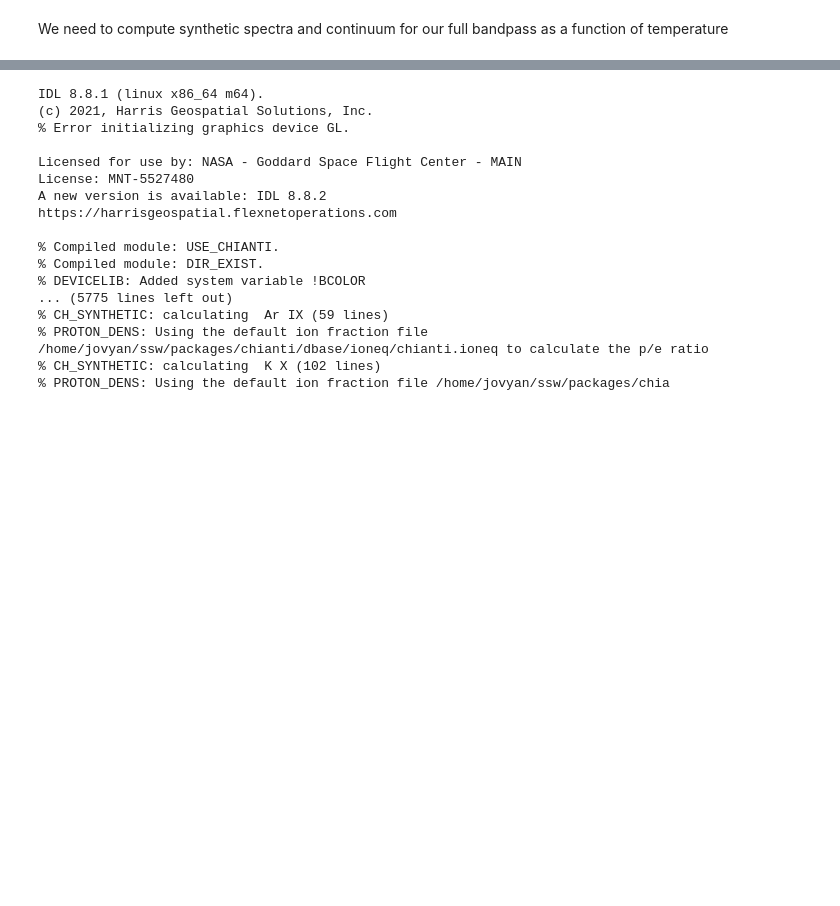
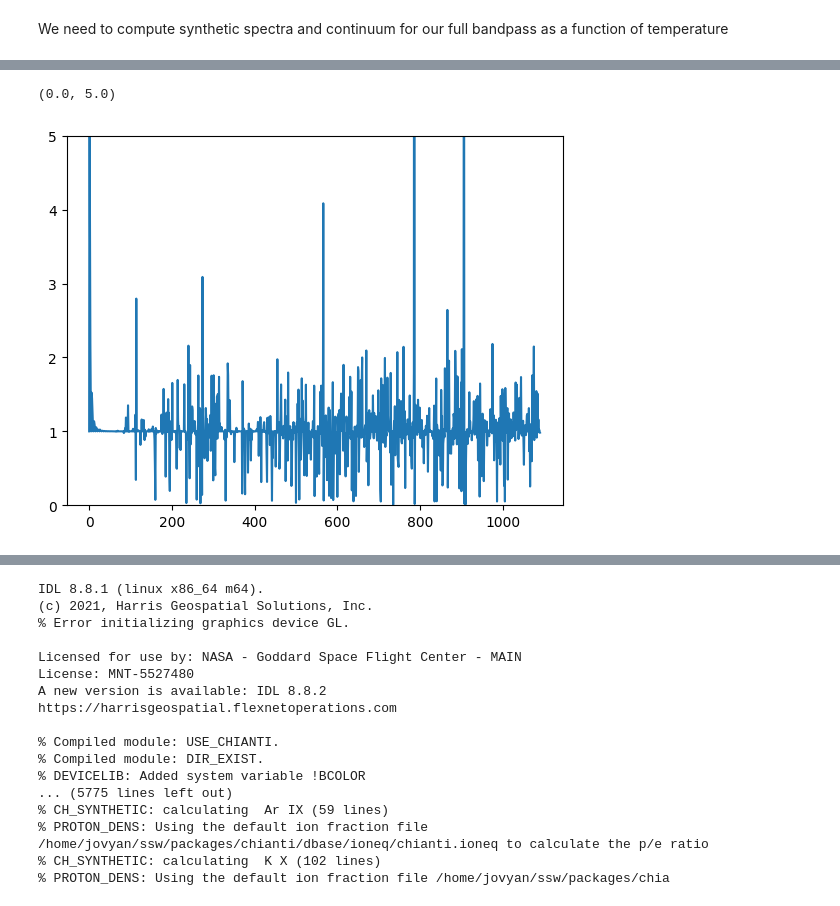
Before and after one commit to wtbarnes/moxsi-science-planning, a Jupyter notebook: notebooks/compute_spectra.ipynb, the cells around one changed output, grey strips where cells are left out. Drawn from its saved outputs; the diff is of its cells as text; code cells hidden in the pictures; blank space fills up the shorter version.

```diff
--- a/notebooks/compute_spectra.ipynb
+++ b/notebooks/compute_spectra.ipynb
@@ -19,0 +71,10 @@ from response import Channel, SpectrogramChannel
+# %%
+spec_25_interp = np.interp(spec_table_bin_55mA.axis_world_coords(1)[0],
+                           spec_table_bin_25mA.axis_world_coords(1)[0],
+                           spec_table_bin_25mA[0,:].data)
+# %%
+plt.plot(spec_25_interp/spec_table_bin_55mA[0,:].data)
+plt.ylim(0,5)
+# %% [output]
+(0.0, 5.0)
+[figure, added]
```
Also changed, not shown: parts of 19 cells of this notebook, 1 other file.
